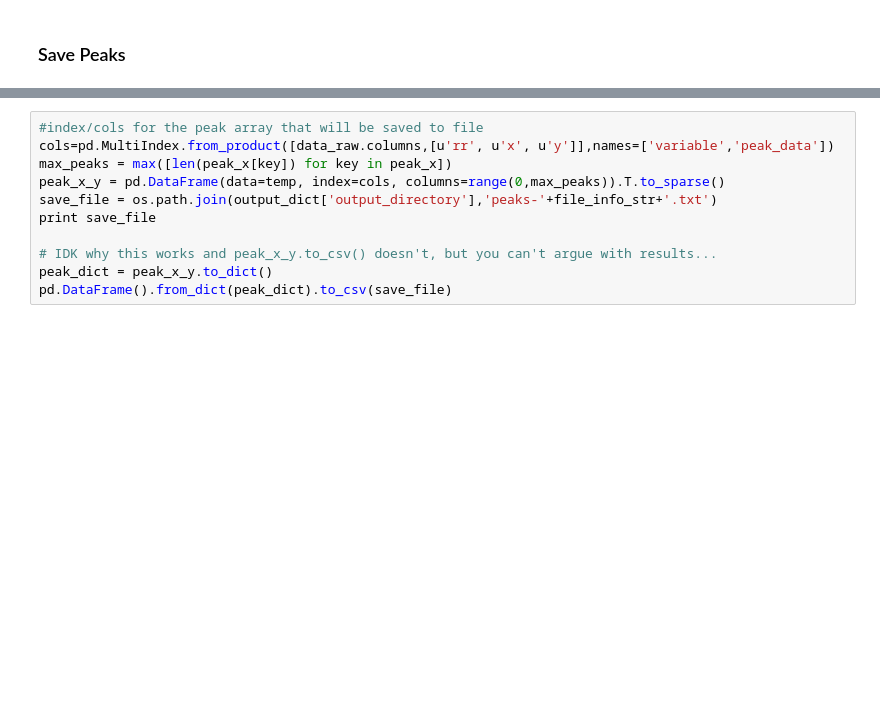
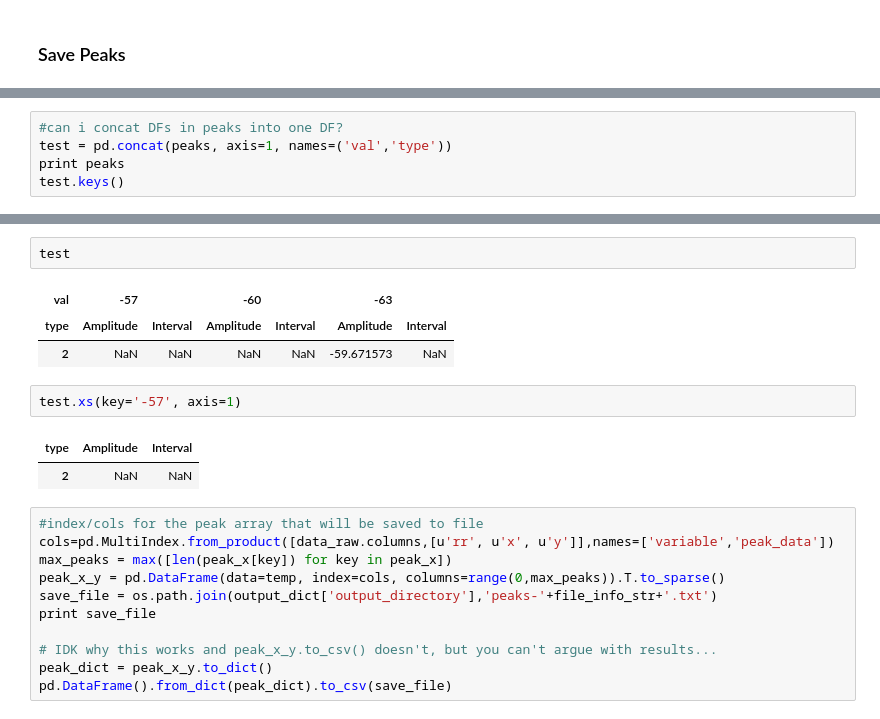
Before and after one commit to mfinemorris/WilsonLab, a Jupyter notebook: NMA.ipynb, the cells around one changed output, grey strips where cells are left out. Cells and saved outputs as stored; diff of their text form; blank space fills up the shorter version.

```diff
--- a/NMA.ipynb
+++ b/NMA.ipynb
@@ -735,0 +790,5 @@ alert()
+# %%
+#can i concat DFs in peaks into one DF?
+test = pd.concat(peaks, axis=1, names=('val','type'))
+print peaks
+test.keys()
@@ -736,3 +805,14 @@ alert()
+# %%
+test
+# %% [output]
+| val | -57 |  | -60 |  | -63 |  |
+| type | Amplitude | Interval | Amplitude | Interval | Amplitude | Interval |
+| 2 | NaN | NaN | NaN | NaN | -59.671573 | NaN |
+# %%
+test.xs(key='-57', axis=1)
+# %% [output]
+| type | Amplitude | Interval |
+| 2 | NaN | NaN |
 # %%
 #index/cols for the peak array that will be saved to file
 cols=pd.MultiIndex.from_product([data_raw.columns,[u'rr', u'x', u'y']],names=['variable','peak_data'])
```
Also changed, not shown: parts of 15 cells of this notebook.
